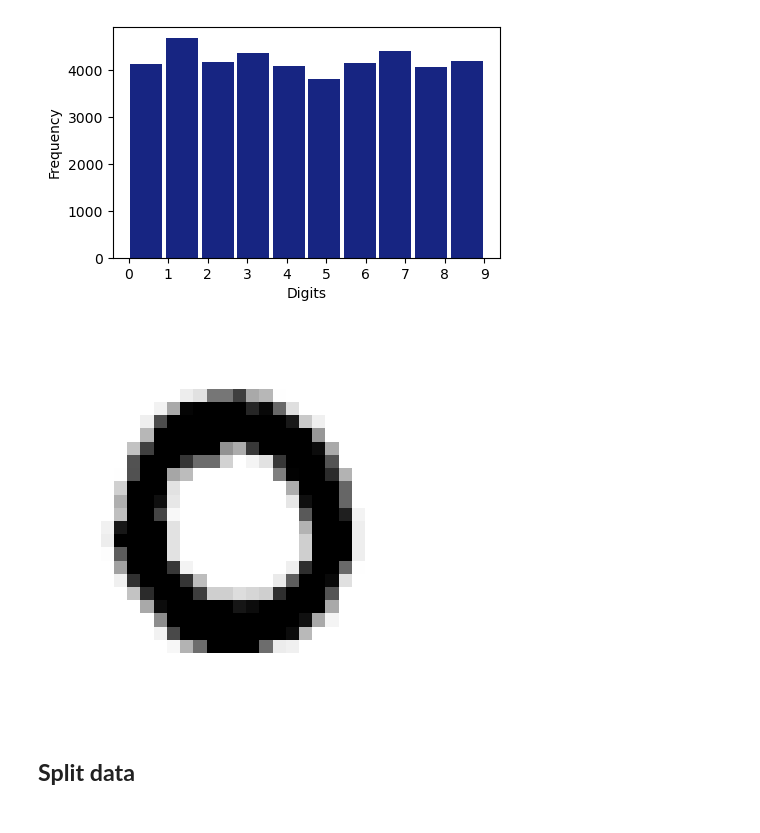
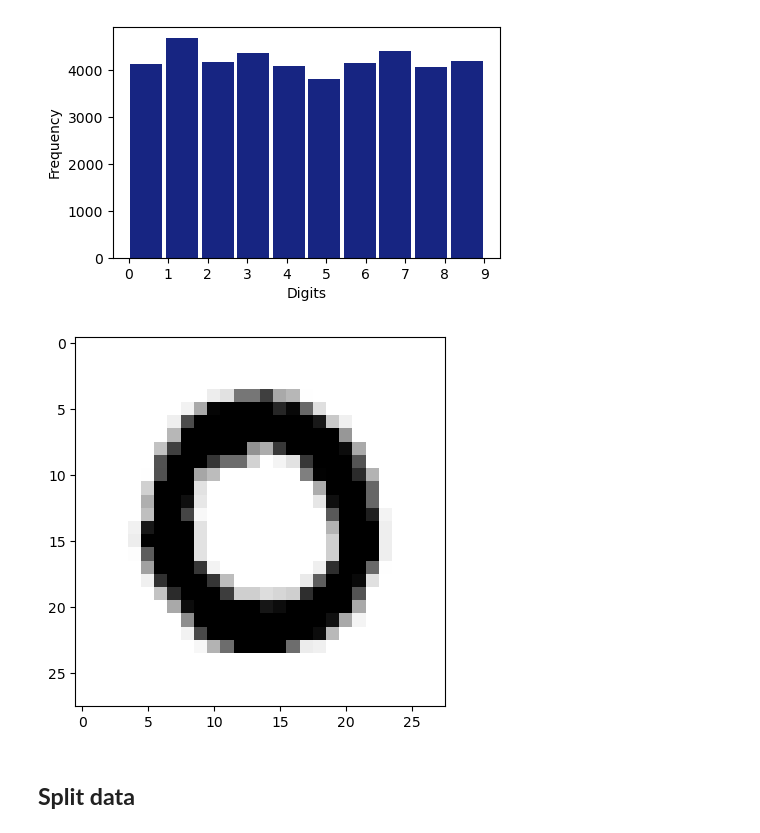
Before and after one commit to ZJimFang/LML, a Jupyter notebook: kaggle/MNIST/MNIST.ipynb, the cells around one changed output. Saved outputs shown, nothing was run; the diff lists cells and outputs as text; code cells hidden in the pictures.

```diff
--- a/kaggle/MNIST/MNIST.ipynb
+++ b/kaggle/MNIST/MNIST.ipynb
@@ -46,18 +45,17 @@ plt.show()
 # %%
 def plot_img(index, data=data_train):
     data = data.copy()
     data.drop('label', axis=1, inplace=True)
     img = data.iloc[index].to_numpy()
     img = img.reshape((28, 28))
 
     plt.imshow(img, cmap='binary')
-    plt.axis("off")
     plt.show()
 
 
 plot_img(1, data_train)
 # %% [output]
-[figure, old version]
+[figure, new version]
 # %% [markdown]
 ## **Split data**
 # %%
```
Also changed, not shown: parts of 2 cells of this notebook.
